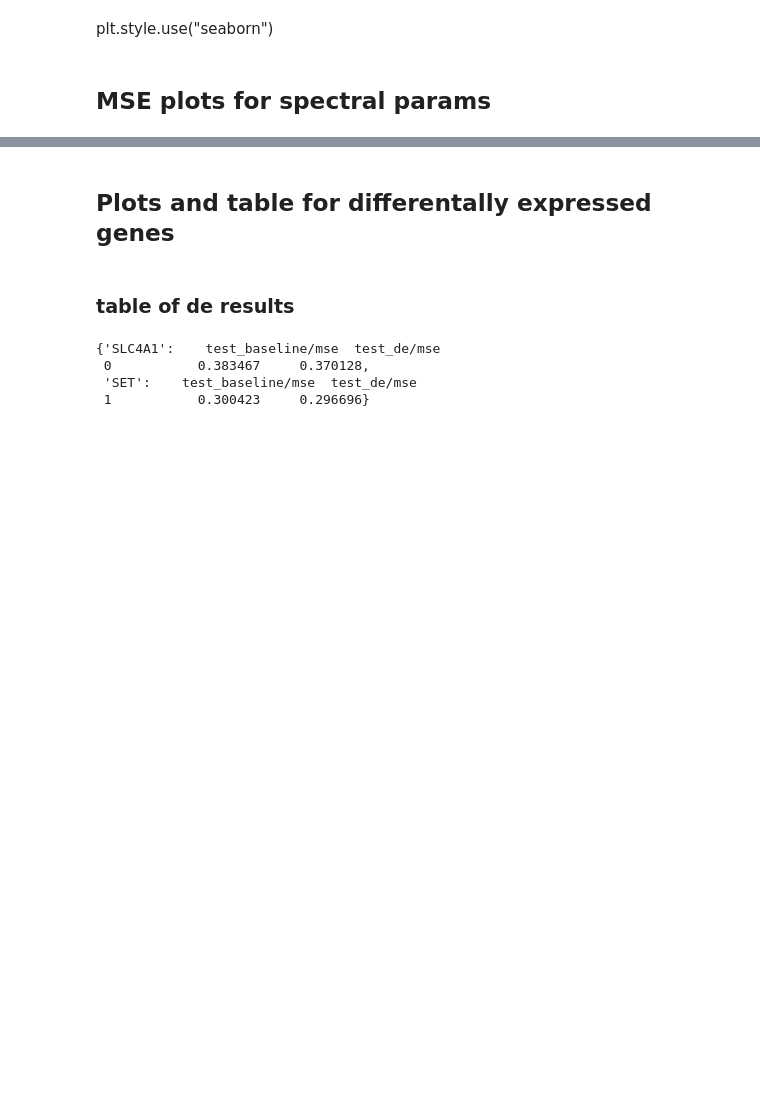
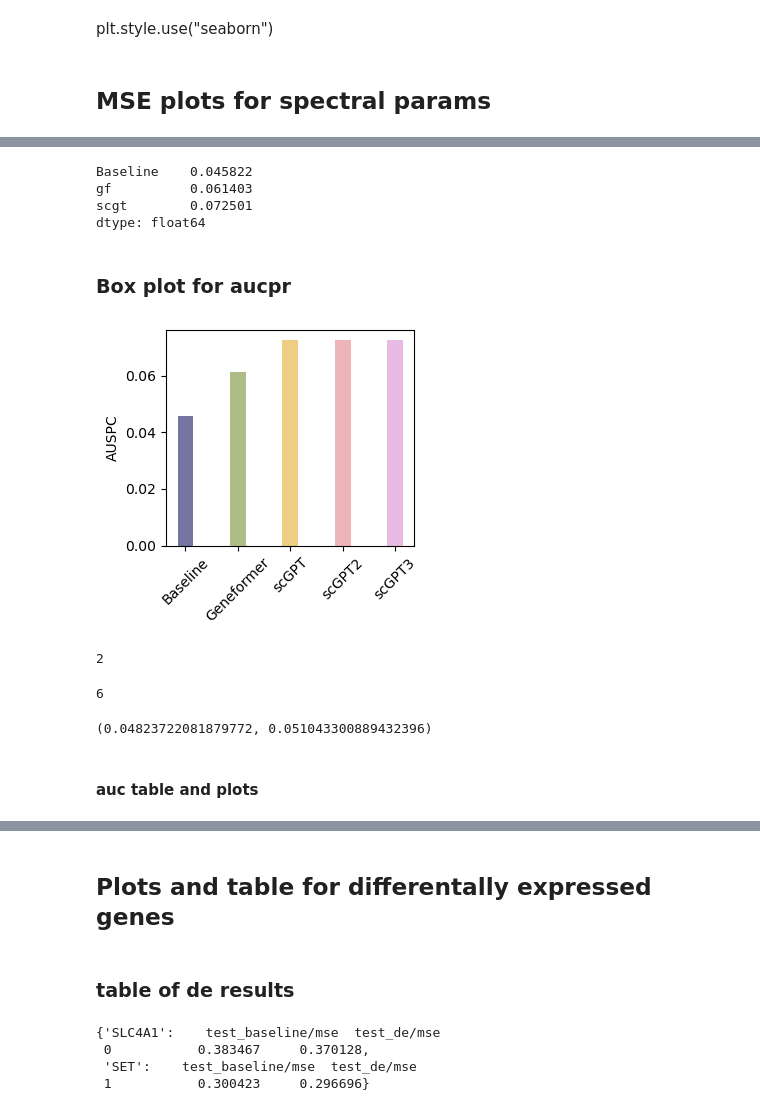
Before and after one commit to aaronwtr/PertEval, a Jupyter notebook: notebooks/results_analysis.ipynb, the cells around one changed output, grey strips where cells are left out. Cells and saved outputs as stored; diff of their text form; code cells hidden in the pictures; blank space fills up the shorter version.

```diff
--- a/notebooks/results_analysis.ipynb
+++ b/notebooks/results_analysis.ipynb
@@ -132,0 +124,25 @@ df_gf[df_gf['Group'] == f'{probe_model_ds}_{0.5}']
+# %%
+table
+# %% [output]
+Baseline    0.045822
+gf          0.061403
+scgt        0.072501
+dtype: float64
+# %% [markdown]
+### Box plot for aucpr
+# %%
+plt.figure(figsize=(3.2, 2.8))
+table = find_ausc_table([df, df_scgpt, df_gf, df_scgpt, df_scgpt], model_names=['Baseline', 'scGPT', 'Geneformer', 'scGPT2', 'scGPT3'])
+table = pd.Series(table).sort_values()
+
+cmap = plt.cm.get_cmap('tab20b', len(table))
+bar_colors = [cmap(i) for i in range(len(table))]
+width = 0.3
+plt.bar(table.index, table, width, color=bar_colors, alpha=0.7)
+#plt.xlabel('Model')
+plt.ylabel('AUSPC')
+plt.xticks(rotation=45)
+
+plt.show()
+# %% [output]
+[figure, added]
@@ -132,0 +163,14 @@ df_gf[df_gf['Group'] == f'{probe_model_ds}_{0.5}']
+# %%
+((test_mse - test_mse_scgpt) > 0).sum().sum() #scgpt only beats baseline for 2 splits
+# %% [output]
+2
+# %%
+((test_mse - test_mse_gf) > 0).sum().sum()  #gf beats baseline for 6 splits
+# %% [output]
+6
+# %%
+find_spectral_auc(test_mse_gf[test_mse_gf < 0.1]), find_spectral_auc(test_mse_scgpt[test_mse_scgpt < 0.1])
+# %% [output]
+(0.04823722081879772, 0.051043300889432396)
+# %% [markdown]
+#### auc table and plots
```
Also changed, not shown: parts of 30 cells of this notebook.
